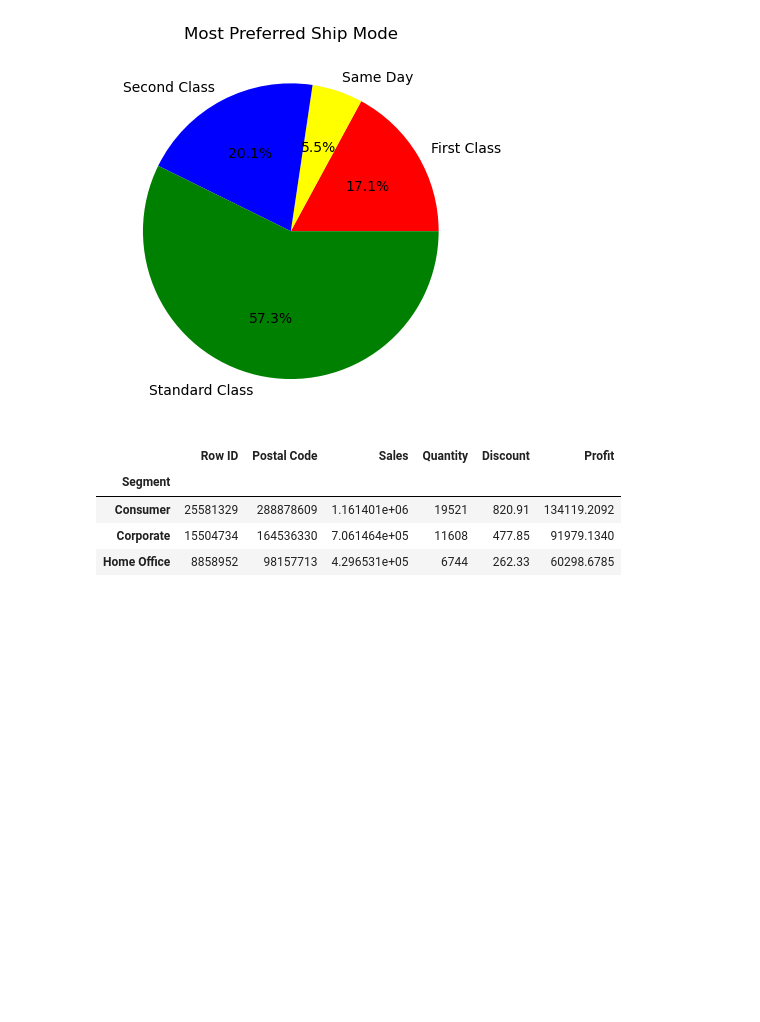
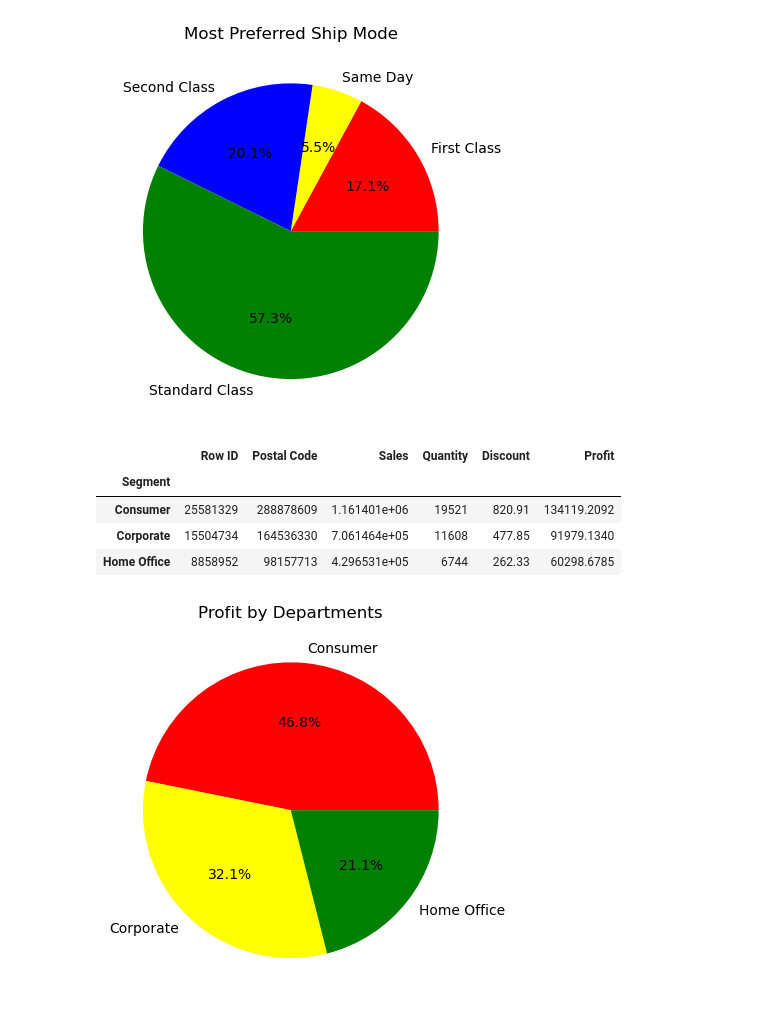
Before and after one commit to Gabby1937/Super_Store_Analysis, a Jupyter notebook: SuperStoreAnalysis.ipynb, the cells around one changed output. Saved outputs shown, nothing was run; the diff lists cells and outputs as text; code cells hidden in the pictures; blank space fills up the shorter version.

```diff
--- a/SuperStoreAnalysis.ipynb
+++ b/SuperStoreAnalysis.ipynb
@@ -105,4 +107,7 @@ values = segments.Profit
 labels = segments.Profit.index
 # %%
 plt.pie(values, labels=labels, colors=['red', 'yellow', 'green'], autopct="%1.1f%%")
-plt
+plt.title("Profit by Departments")
+plt.show()
+# %% [output]
+[figure, added]
```
Also changed, not shown: parts of 28 cells of this notebook.
